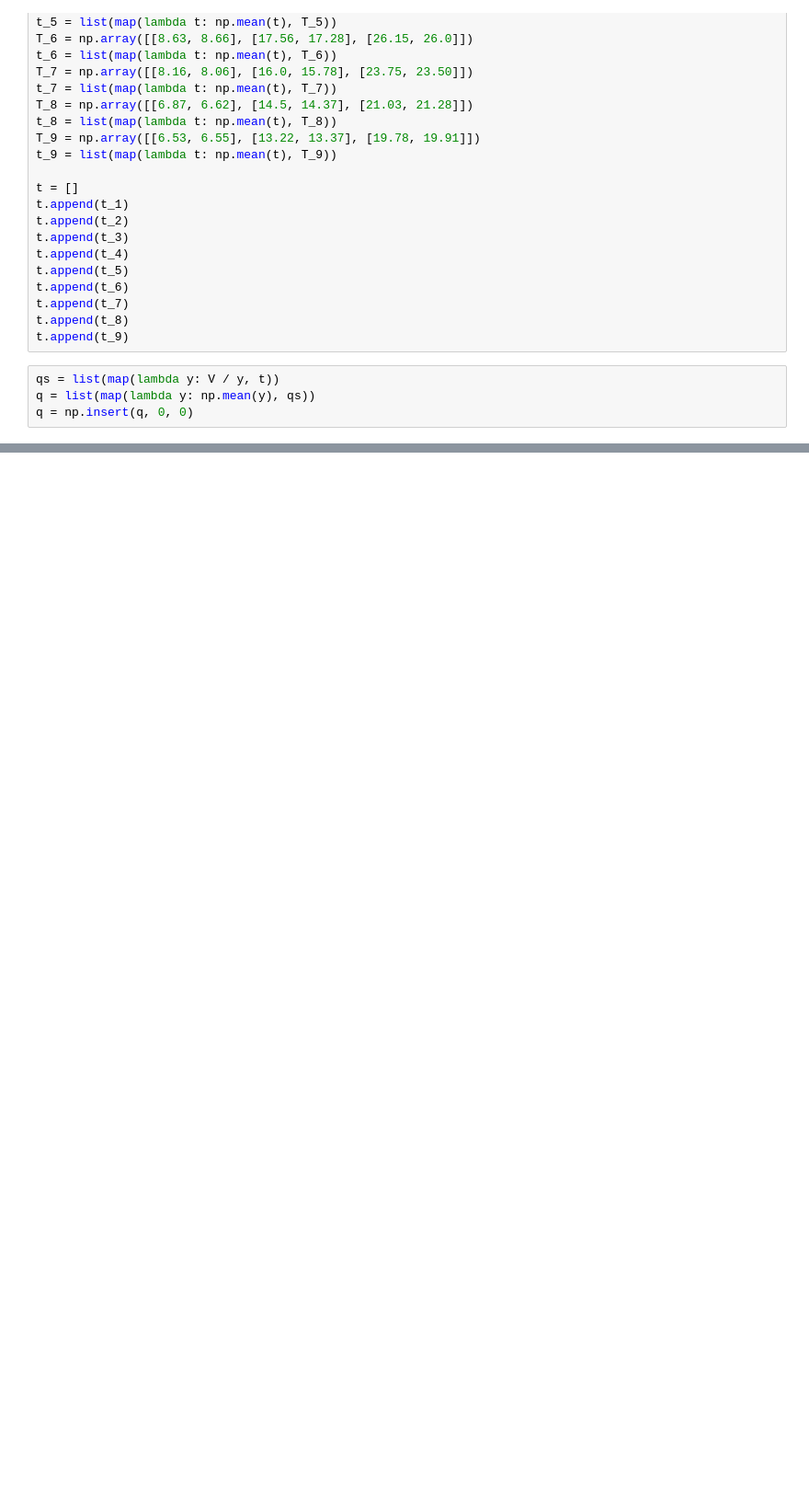
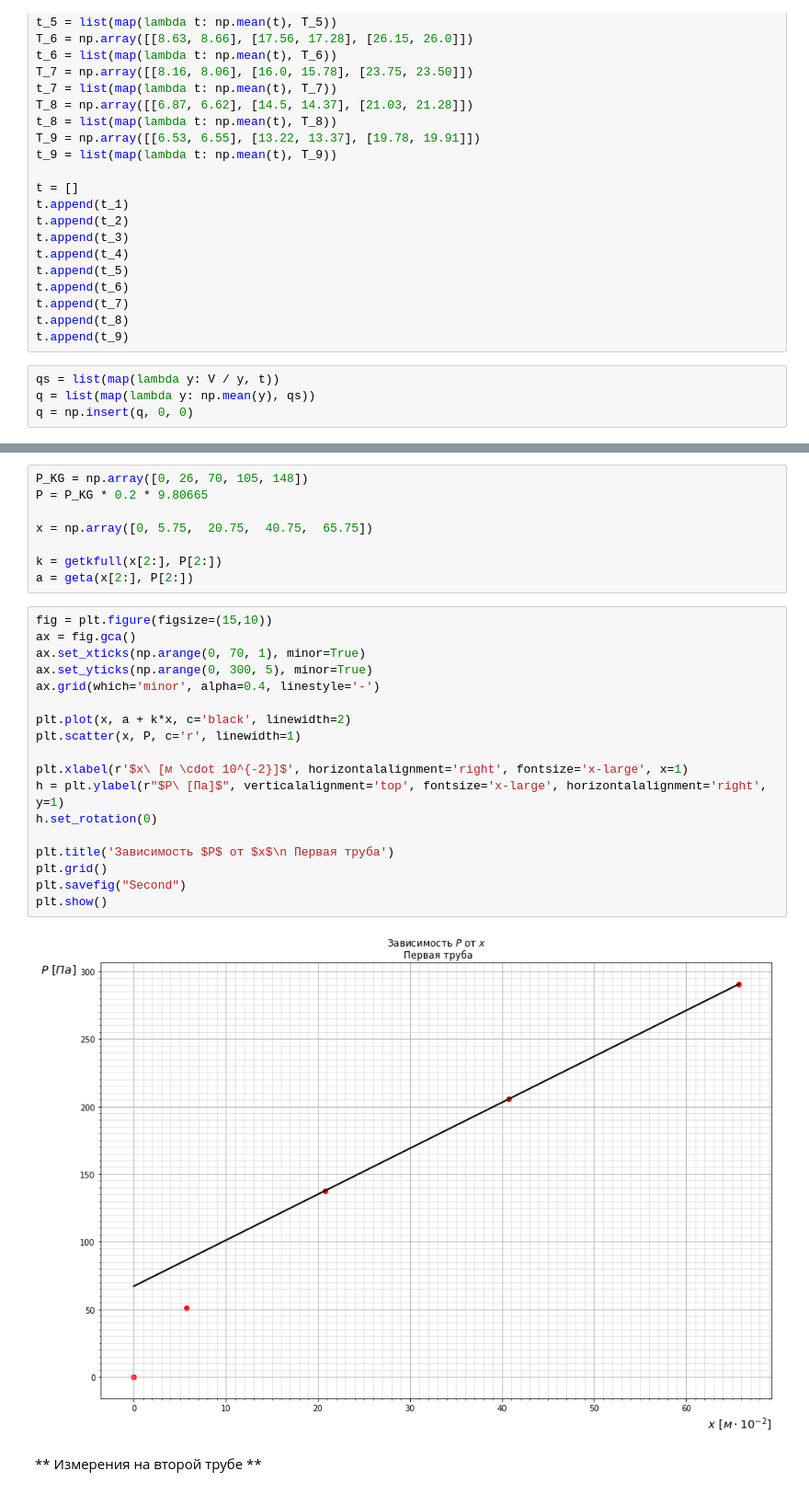
Before and after one commit to svinkapeppa/5-term, a Jupyter notebook: physics/2.4..ipynb, the cells around one changed output, grey strips where cells are left out. Shown at 92% size. Saved outputs shown, nothing was run; the diff lists cells and outputs as text; blank space fills up the shorter version.

```diff
--- a/physics/2.4..ipynb
+++ b/physics/2.4..ipynb
@@ -55,0 +91,30 @@ q = np.insert(q, 0, 0)
+# %%
+P_KG = np.array([0, 26, 70, 105, 148])
+P = P_KG * 0.2 * 9.80665
+
+x = np.array([0, 5.75,  20.75,  40.75,  65.75])
+
+k = getkfull(x[2:], P[2:])
+a = geta(x[2:], P[2:])
+# %%
+fig = plt.figure(figsize=(15,10))
+ax = fig.gca()
+ax.set_xticks(np.arange(0, 70, 1), minor=True)
+ax.set_yticks(np.arange(0, 300, 5), minor=True)
+ax.grid(which='minor', alpha=0.4, linestyle='-')
+
+plt.plot(x, a + k*x, c='black', linewidth=2)
+plt.scatter(x, P, c='r', linewidth=1)
+
+plt.xlabel(r'$x\ [м \cdot 10^{-2}]$', horizontalalignment='right', fontsize='x-large', x=1)
+h = plt.ylabel(r"$P\ [Па]$", verticalalignment='top', fontsize='x-large', horizontalalignment='right', y=1)
+h.set_rotation(0)
+
+plt.title('Зависимость $P$ от $x$\n Первая труба')
+plt.grid()
+plt.savefig("Second")
+plt.show()
+# %% [output]
+[figure, added]
+# %% [markdown]
+** Измерения на второй трубе **
```
Also changed, not shown: parts of 18 cells of this notebook.
